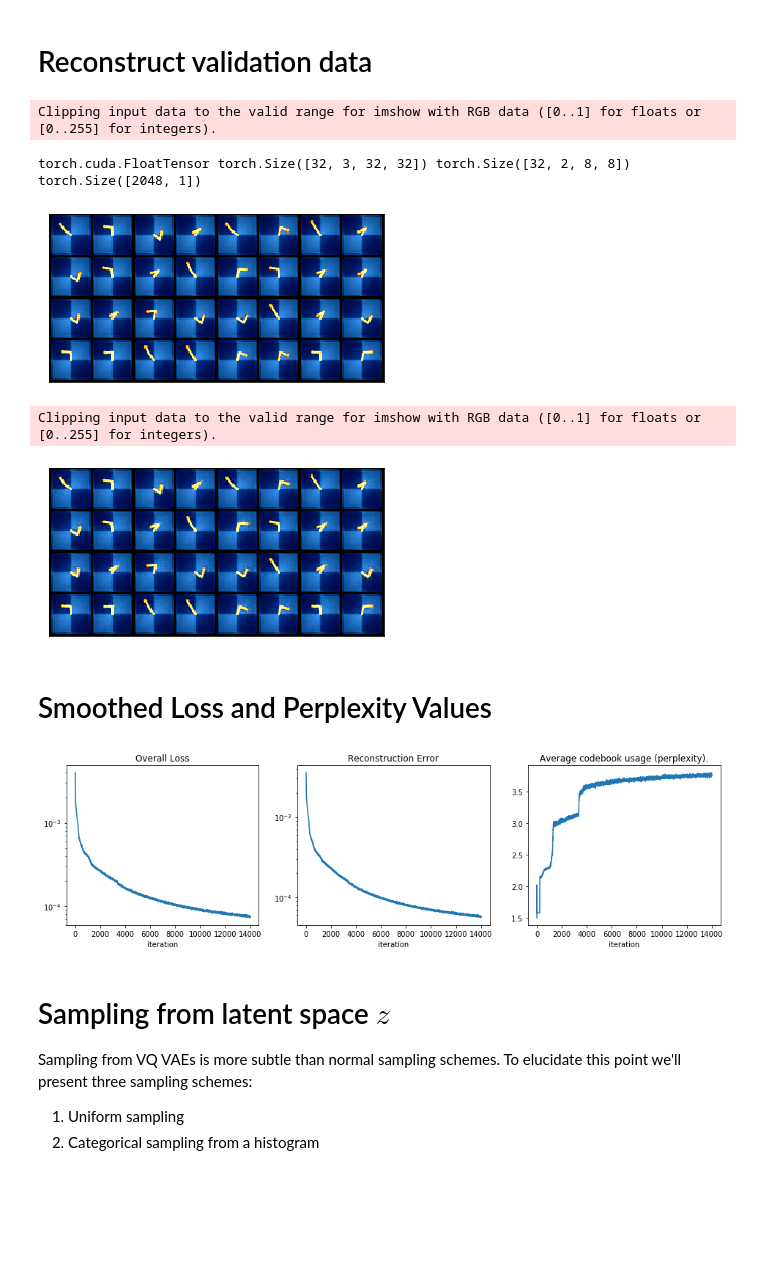
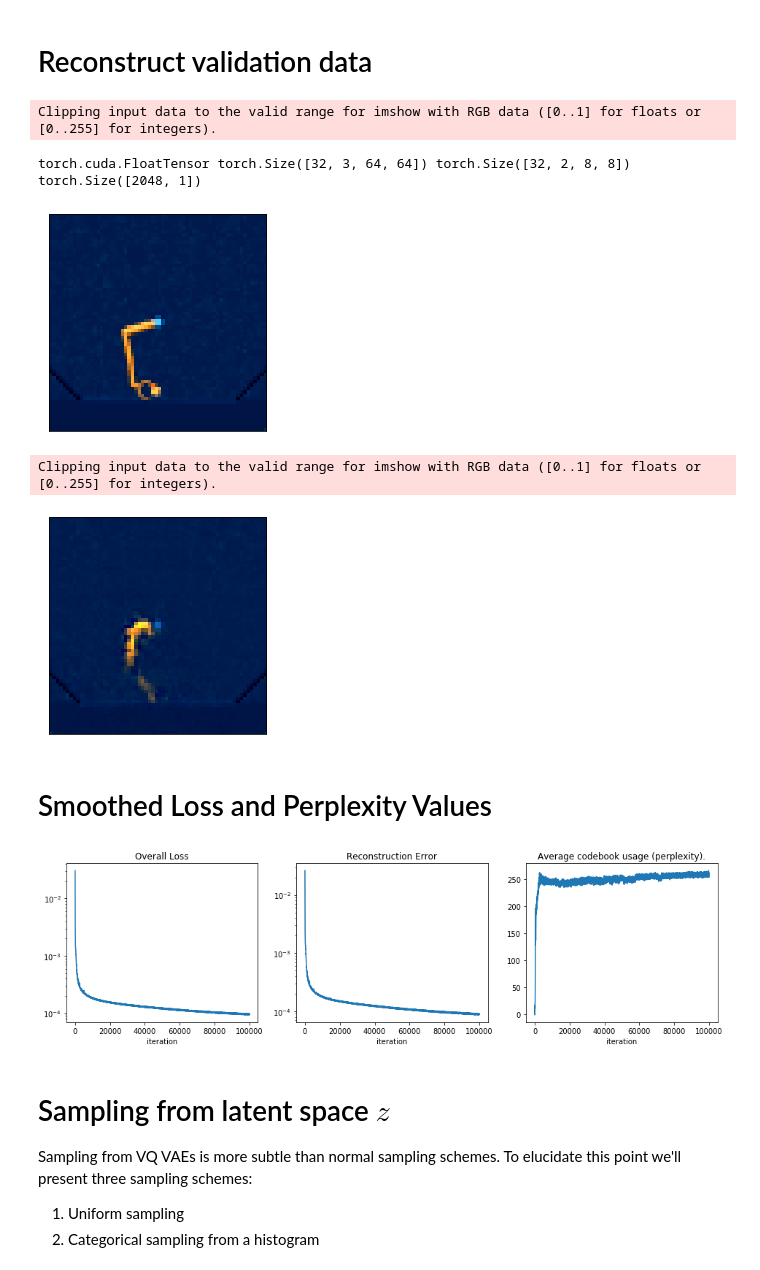
Before and after one commit to MishaLaskin/vqvae, a Jupyter notebook: visualization.ipynb, the cells around one changed output. Saved outputs shown, nothing was run; the diff lists cells and outputs as text; code cells hidden in the pictures; blank space fills up the shorter version.

Commit message:
edits pusher vqvae

```diff
--- a/visualization.ipynb
+++ b/visualization.ipynb
@@ -90,14 +90,14 @@ End of utilities
 """
 
 #model_filename = 'vqvae_data_static_block_data_ne512_de64_1000.pth'
-model_filename = 'vqvae_data_reacher_no_target_jul17_ne8nd2.pth'
+model_filename = '/home/misha/research/vqvae/results/vqvae_data_pusher_no_target_jul21_ne8nd2.pth'
 
-model,vqvae_data = load_model(model_filename,temporal=True)
+model,vqvae_data = utils.load_model(model_filename,temporal=False)
 # %% [markdown]
 # Load dataset and loaders
 # %%
 from vqvae import utils
-data_file_path = '/home/misha/research/vqvae/data/reacher_no_target_length100_paths_50.npy'
+data_file_path = '/home/misha/research/vqvae/data/pusher_no_target_length100_paths_20.npy'
 
 training_data, validation_data, training_loader, validation_loader, x_train_var = utils.load_data_and_data_loaders('POINTMASS',data_file_path, 32)
 # %% [output]
@@ -110,23 +110,23 @@ Done loading data
 # %%
 x_val,x_val_recon,z_q,e_indices = reconstruct(validation_loader,model)
 
 print(x_val.type(),x_val_recon.shape,z_q.shape,e_indices.shape)
-display_image_grid(x_val)
+display_image_grid(x_val[:1])
 # %% [output]
 Clipping input data to the valid range for imshow with RGB data ([0..1] for floats or [0..255] for integers).
-torch.cuda.FloatTensor torch.Size([32, 3, 32, 32]) torch.Size([32, 2, 8, 8]) torch.Size([2048, 1])
+torch.cuda.FloatTensor torch.Size([32, 3, 64, 64]) torch.Size([32, 2, 8, 8]) torch.Size([2048, 1])
-[figure, old version]
+[figure, new version]
 # %%
-display_image_grid(x_val_recon)
+display_image_grid(x_val_recon[:1])
 # %% [output]
 Clipping input data to the valid range for imshow with RGB data ([0..1] for floats or [0..255] for integers).
-[figure, old version]
+[figure, new version]
 # %% [markdown]
 # Smoothed Loss and Perplexity Values
 # %%
 plot_metrics(vqvae_data)
 # %% [output]
-[figure, old version]
+[figure, new version]
 # %%
 from torch.utils.data import DataLoader
 
```
Also changed, not shown: parts of 3 cells of this notebook, 5 other files.
